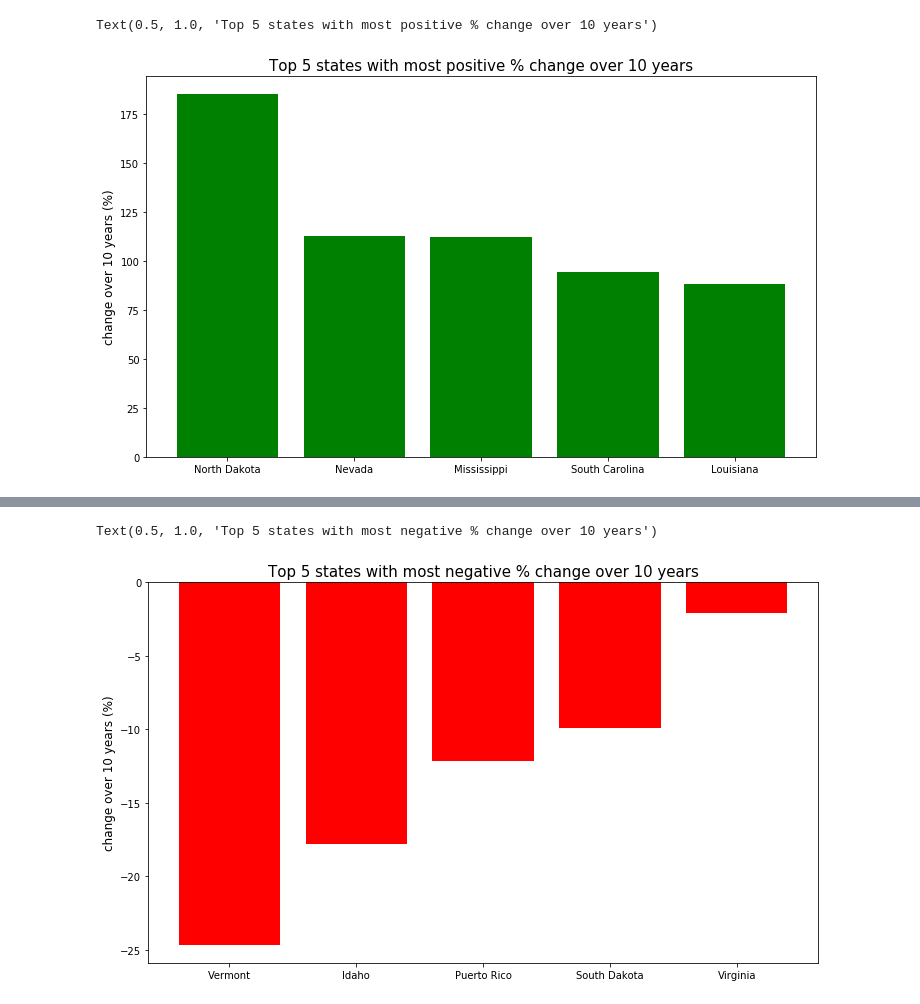
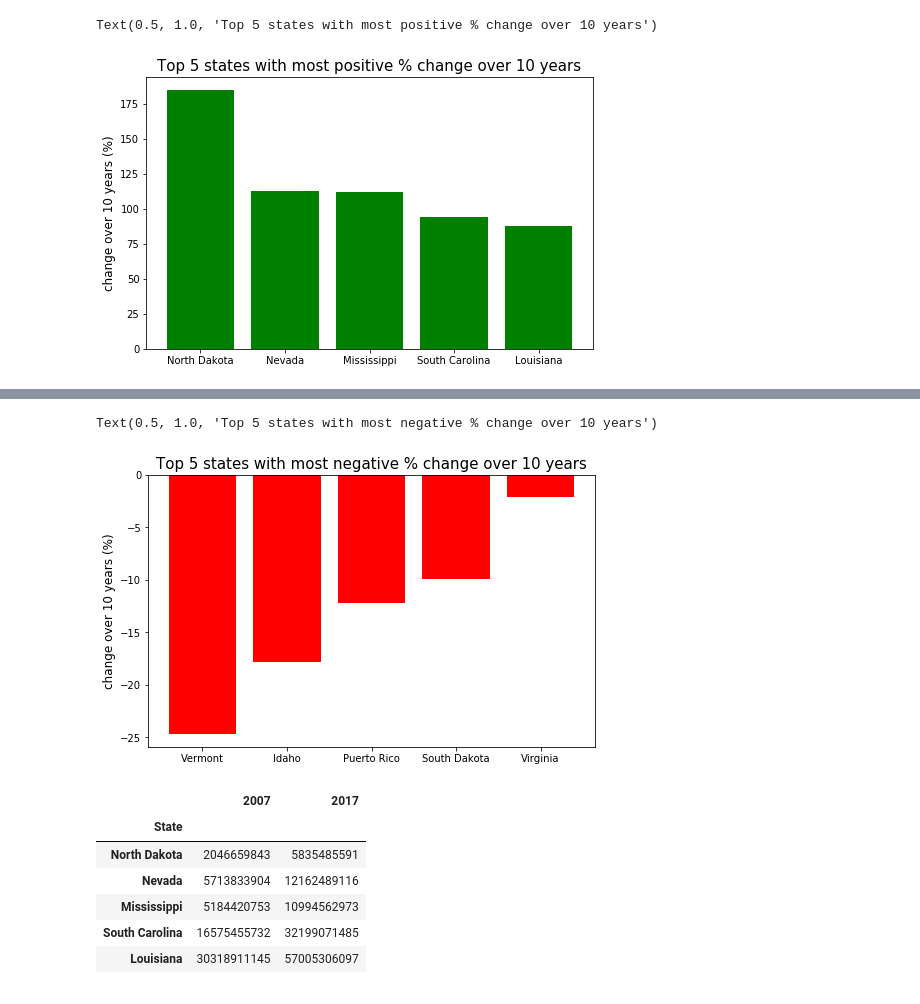
Before and after one commit to 8135tao/US-import-export, a Jupyter notebook: State_Exports_Dollar_Change.ipynb, the cells around one changed output, grey strips where cells are left out. Drawn from its saved outputs; the diff is of its cells as text; code cells hidden in the pictures.

```diff
--- a/State_Exports_Dollar_Change.ipynb
+++ b/State_Exports_Dollar_Change.ipynb
@@ -35,14 +30,14 @@ positive_states_df
 # %%
 
 # Plot the unemployment values for a single country
-plt.figure(figsize=(12,7))
+plt.figure(figsize=(8,5))
 plt.bar(positive_states_df['State'], positive_states_df['% Change'], color=['g'])
 
 plt.ylabel("change over 10 years (%)", fontsize = 12)
 plt.title("Top 5 states with most positive % change over 10 years", fontsize = 15)
 # %% [output]
 Text(0.5, 1.0, 'Top 5 states with most positive % change over 10 years')
-[figure, old version]
+[figure, new version]
 # %%
 #negative_states
 sorted_ascending_df = file_one_df.sort_values(by="% Change")
@@ -57,10 +52,22 @@ negative_states_df
 | 23 | Virginia | 16864469904 | 18941608711 | 15052091034 | 17168563818 | 18124713206 | 18276950734 | 17896130606 | 19390790669 | 17801081926 | 16310984553 | ... |
 # %%
 
-plt.figure(figsize=(12,7))
+plt.figure(figsize=(8,5))
 plt.bar(negative_states_df['State'], negative_states_df['% Change'], color=['r'])
 plt.ylabel("change over 10 years (%)", fontsize = 12)
 plt.title("Top 5 states with most negative % change over 10 years", fontsize = 15)
 # %% [output]
 Text(0.5, 1.0, 'Top 5 states with most negative % change over 10 years')
-[figure, old version]
+[figure, new version]
+# %%
+State_diff_df = positive_states_df[['State','2007','2017']]
+positive_state_diff_df = State_diff_df.set_index("State")
+positive_state_diff_df
+# %% [output]
+|  | 2007 | 2017 |
+| State |  |  |
+| North Dakota | 2046659843 | 5835485591 |
+| Nevada | 5713833904 | 12162489116 |
+| Mississippi | 5184420753 | 10994562973 |
+| South Carolina | 16575455732 | 32199071485 |
+| Louisiana | 30318911145 | 57005306097 |
```
Also changed, not shown: parts of 6 cells of this notebook.
